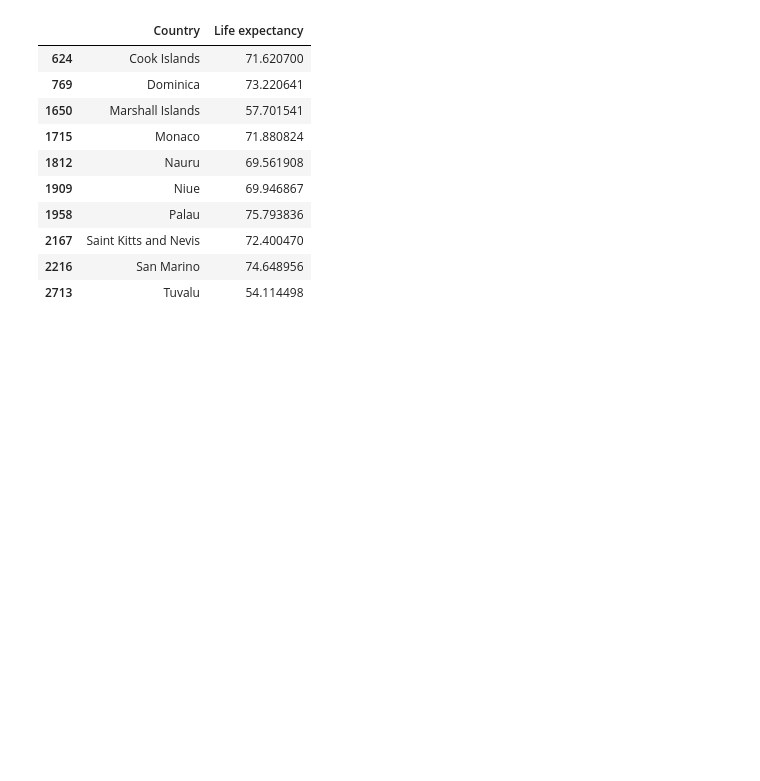
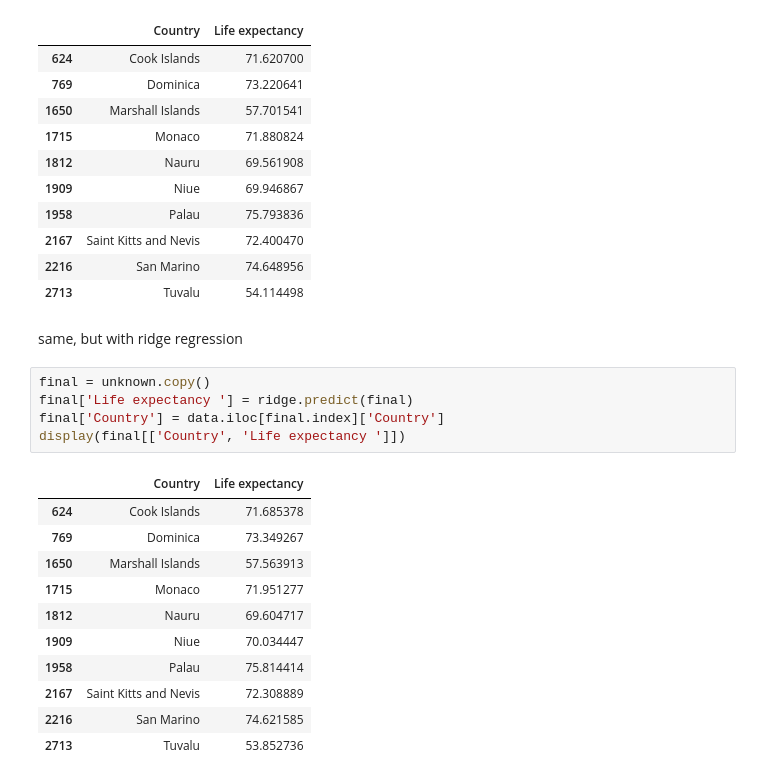
Before and after one commit to baturevychvitalii/data_science, a Jupyter notebook: 04/homework_04_B201.ipynb, the cells around one changed output. Cells and saved outputs as stored; diff of their text form; blank space fills up the shorter version.

```diff
--- a/04/homework_04_B201.ipynb
+++ b/04/homework_04_B201.ipynb
@@ -633,3 +633,22 @@ display(final[['Country', 'Life expectancy ']])
 | 2167 | Saint Kitts and Nevis | 72.400470 |
 | 2216 | San Marino | 74.648956 |
 | 2713 | Tuvalu | 54.114498 |
+# %% [markdown]
+same, but with ridge regression
+# %%
+final = unknown.copy()
+final['Life expectancy '] = ridge.predict(final)
+final['Country'] = data.iloc[final.index]['Country']
+display(final[['Country', 'Life expectancy ']])
+# %% [output]
+|  | Country | Life expectancy |
+| 624 | Cook Islands | 71.685378 |
+| 769 | Dominica | 73.349267 |
+| 1650 | Marshall Islands | 57.563913 |
+| 1715 | Monaco | 71.951277 |
+| 1812 | Nauru | 69.604717 |
+| 1909 | Niue | 70.034447 |
+| 1958 | Palau | 75.814414 |
+| 2167 | Saint Kitts and Nevis | 72.308889 |
+| 2216 | San Marino | 74.621585 |
+| 2713 | Tuvalu | 53.852736 |
```
Also changed, not shown: parts of 2 cells of this notebook.
